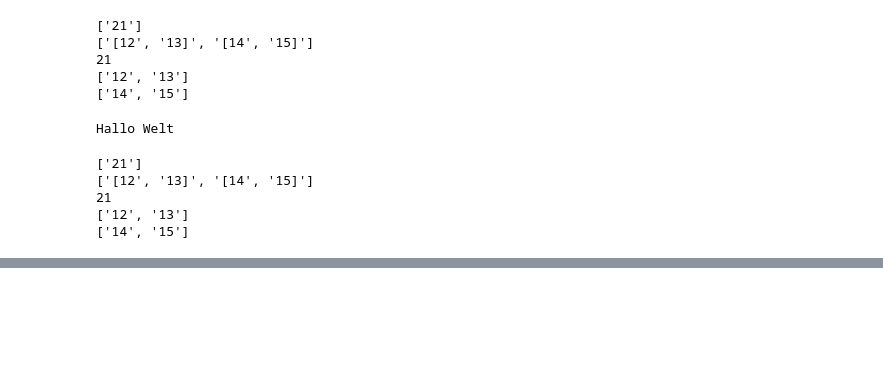
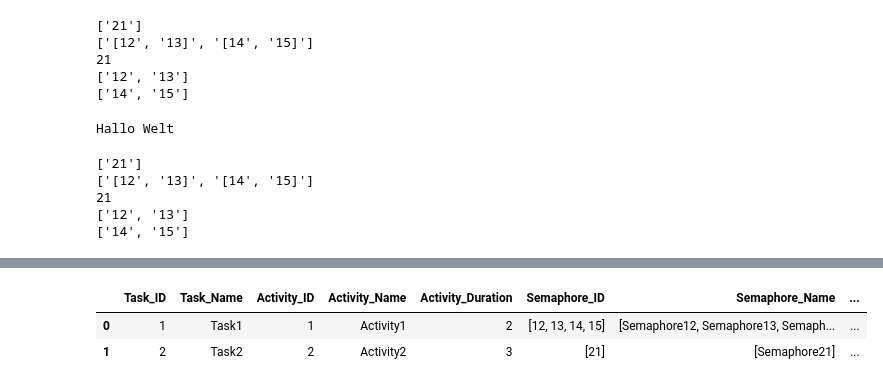
Before and after one commit to AdrianW424/Echtzeitsysteme_Projekt, a Jupyter notebook: src/visualizer.ipynb, the cells around one changed output, grey strips where cells are left out. Saved outputs shown, nothing was run; the diff lists cells and outputs as text; code cells hidden in the pictures; blank space fills up the shorter version.

```diff
--- a/src/visualizer.ipynb
+++ b/src/visualizer.ipynb
@@ -949,0 +952,9 @@ gn.createNextImage()
+# %%
+df = None
+
+with open('../file.pkl', 'rb') as file:
+
+    # Call load method to deserialze
+    df = pickle.load(file)
+
+    print(df)
@@ -949,0 +973,6 @@ gn.createNextImage()
+# %%
+df
+# %% [output]
+|  | Task_ID | Task_Name | Activity_ID | Activity_Name | Activity_Duration | Semaphore_ID | Semaphore_Name | ... |
+| 0 | 1 | Task1 | 1 | Activity1 | 2 | [12, 13, 14, 15] | [Semaphore12, Semaphore13, Semaph... | ... |
+| 1 | 2 | Task2 | 2 | Activity2 | 3 | [21] | [Semaphore21] | ... |
```
Also changed, not shown: parts of 2 cells of this notebook, 3 other files.
